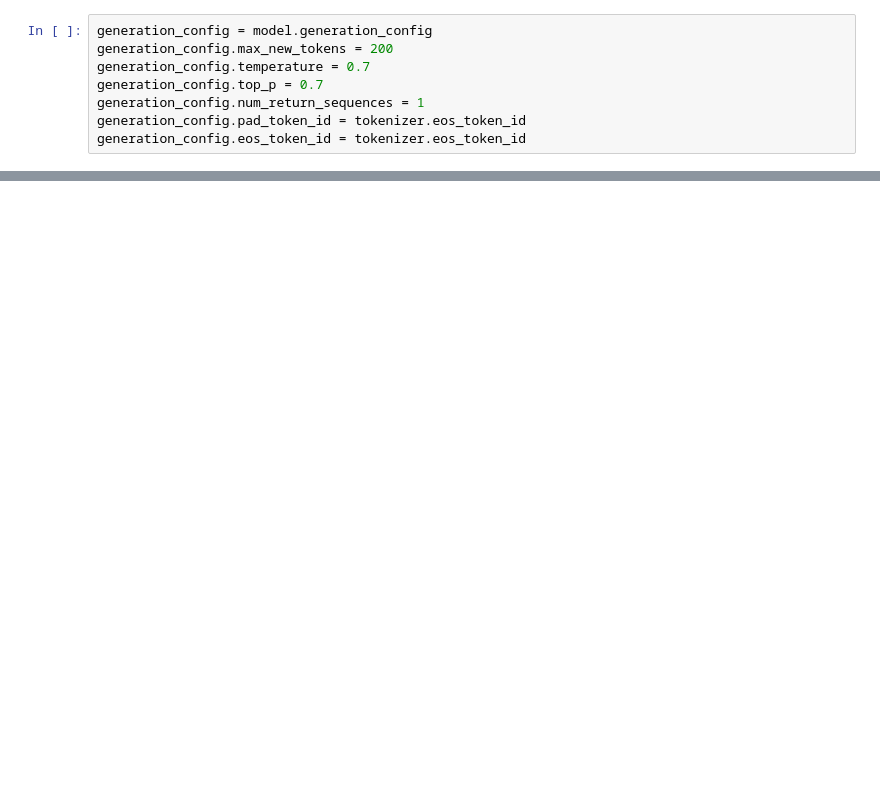
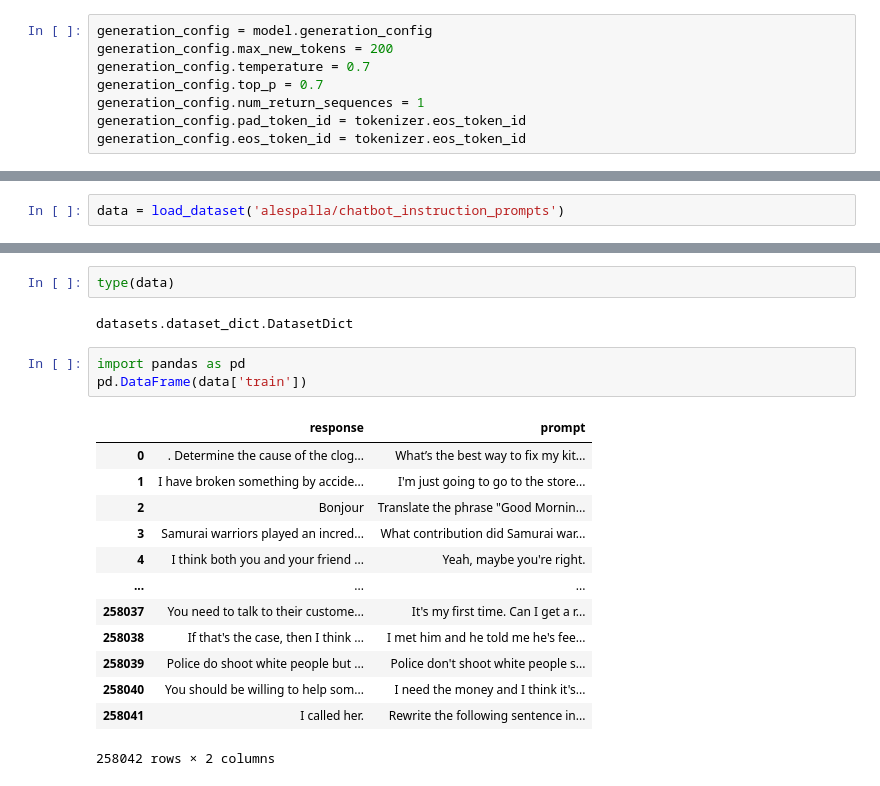
Before and after one commit to drago467/AIVN, a Jupyter notebook: Project Chatbot.ipynb, the cells around one changed output, grey strips where cells are left out. Cells and saved outputs as stored; diff of their text form; blank space fills up the shorter version.

```diff
--- a/Project Chatbot.ipynb
+++ b/Project Chatbot.ipynb
@@ -124,0 +110,2 @@ Wall time: 11.8 s
+# %%
+data = load_dataset('alespalla/chatbot_instruction_prompts')
@@ -124,0 +125,21 @@ Wall time: 11.8 s
+# %%
+type(data)
+# %% [output]
+datasets.dataset_dict.DatasetDict
+# %%
+import pandas as pd
+pd.DataFrame(data['train'])
+# %% [output]
+|  | response | prompt |
+| 0 | . Determine the cause of the clog... | What’s the best way to fix my kit... |
+| 1 | I have broken something by accide... | I'm just going to go to the store... |
+| 2 | Bonjour | Translate the phrase "Good Mornin... |
+| 3 | Samurai warriors played an incred... | What contribution did Samurai war... |
+| 4 | I think both you and your friend ... | Yeah, maybe you're right. |
+| ... | ... | ... |
+| 258037 | You need to talk to their custome... | It's my first time. Can I get a r... |
+| 258038 | If that's the case, then I think ... | I met him and he told me he's fee... |
+| 258039 | Police do shoot white people but ... | Police don't shoot white people s... |
+| 258040 | You should be willing to help som... | I need the money and I think it's... |
+| 258041 | I called her. | Rewrite the following sentence in... |
+258042 rows × 2 columns
```
Also changed, not shown: parts of 10 cells of this notebook.
